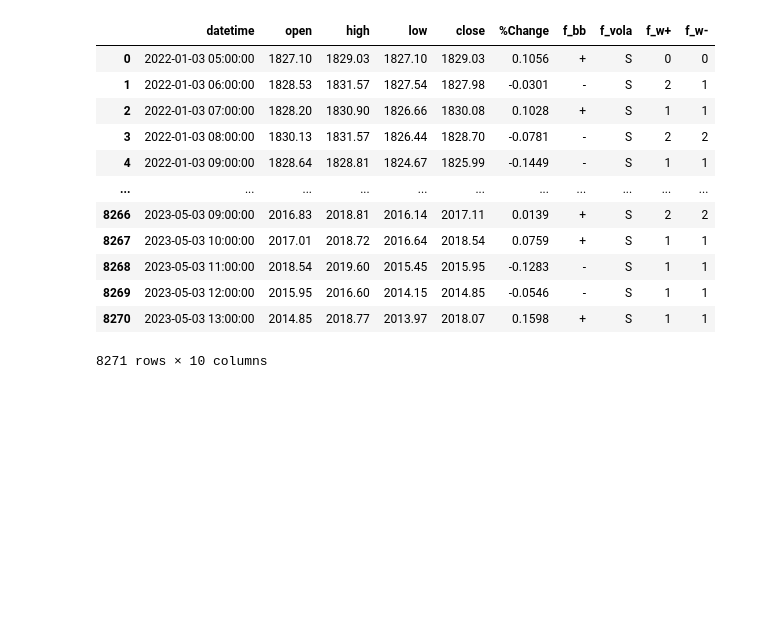
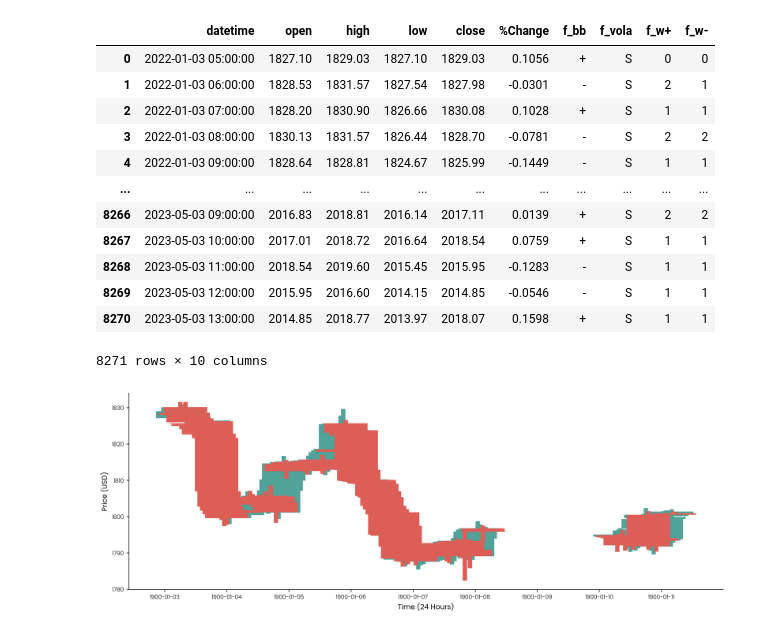
Before and after one commit to Pinkshepz/Enterprise, a Jupyter notebook: 03_Analytics/analytics.ipynb, the cells around one changed output. Cells and saved outputs as stored; diff of their text form; code cells hidden in the pictures; blank space fills up the shorter version.

```diff
--- a/03_Analytics/analytics.ipynb
+++ b/03_Analytics/analytics.ipynb
@@ -466,3 +466,43 @@ DFX_XAUUSD
 | 8269 | 2023-05-03 12:00:00 | 2015.95 | 2016.60 | 2014.15 | 2014.85 | -0.0546 | - | S | 1 | 1 |
 | 8270 | 2023-05-03 13:00:00 | 2014.85 | 2018.77 | 2013.97 | 2018.07 | 0.1598 | + | S | 1 | 1 |
 8271 rows × 10 columns
+# %%
+# create new DataFrame
+DFY_XAUUSD = DF_XAUUSD.iloc[:, :]
+
+fig, ax = plt.subplots(1, 1, figsize=(15, 5))
+
+# create candlestick features
+## 1. bullish-bearish color
+DFY_XAUUSD['bb'] = DFY_XAUUSD['%Change'].apply(lambda x: C_BULL if x >= 0 else C_BEAR)
+
+## 2.candle-wick patterns price
+DFY_XAUUSD['candle'] = DFY_XAUUSD[['open', 'high', 'low', 'close']].apply(lambda x: sorted(x)[2] - sorted(x)[1], axis=1)
+DFY_XAUUSD['w+'] = DFY_XAUUSD[['open', 'high', 'low', 'close']].apply(
+    lambda x: sorted(x)[3] - sorted(x)[2], axis=1)
+DFY_XAUUSD['w-'] = DFY_XAUUSD[['open', 'high', 'low', 'close']].apply(
+    lambda x: sorted(x)[1] - sorted(x)[0], axis=1)
+
+# Setting width of candlestick elements
+width = .7
+width2 = .07
+
+# Plotting DFY_XAUUSD prices of the stock
+ax.bar(DFY_XAUUSD.datetime.dt.strftime("%m%d %H:00:00")), DFY_XAUUSD.close-DFY_XAUUSD.open, width, bottom=DFY_XAUUSD.open, color=DFY_XAUUSD['bb'])
+ax.bar(DFY_XAUUSD.datetime.dt.strftime("%m%d %H:00:00")), DFY_XAUUSD.high-DFY_XAUUSD.close, width2, bottom=DFY_XAUUSD.close, color=DFY_XAUUSD['bb'])
+ax.bar(DFY_XAUUSD.datetime.dt.strftime("%m%d %H:00:00")), DFY_XAUUSD.low-DFY_XAUUSD.open, width2, bottom=DFY_XAUUSD.open, color=DFY_XAUUSD['bb'])
+
+# Format charts
+plt.xticks(**C_FONT)
+plt.yticks(**C_FONT)
+ax.set_xlabel('Time (24 Hours)', **L_FONT)
+# ax.set_xticks(np.arange(DF_XAUUSD.iloc[0, 0], DF_XAUUSD.iloc[72, 0], dt.timedelta(hours=4)))
+ax.set_ylabel('Price (USD)', **L_FONT)
+ax.spines[['right']].set_visible(False)
+ax.spines[['top']].set_visible(False)
+
+# displaying candlestick chart of stock data
+# of a week
+plt.show()
+# %% [output]
+[figure, added]
```
Also changed, not shown: parts of 1 cell of this notebook, 5 other files.
